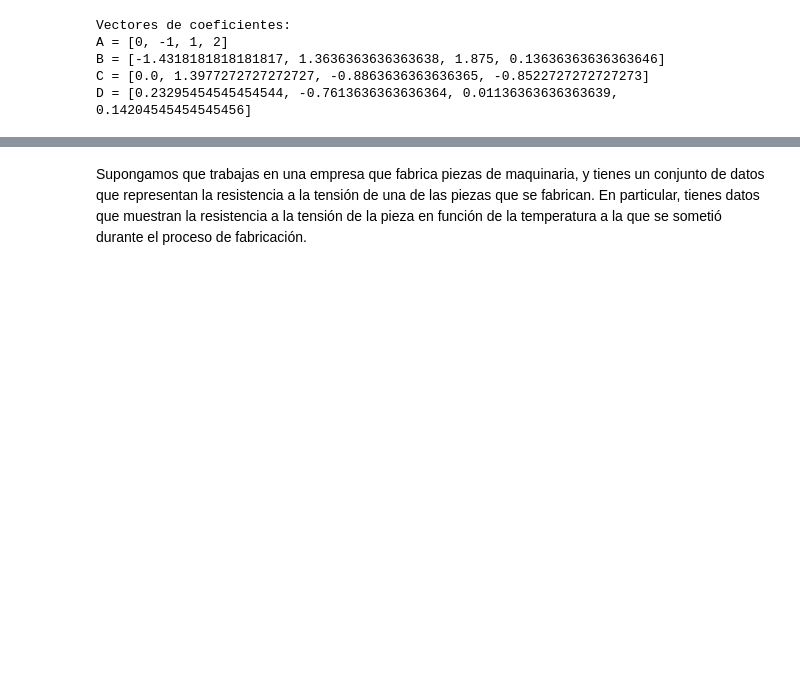
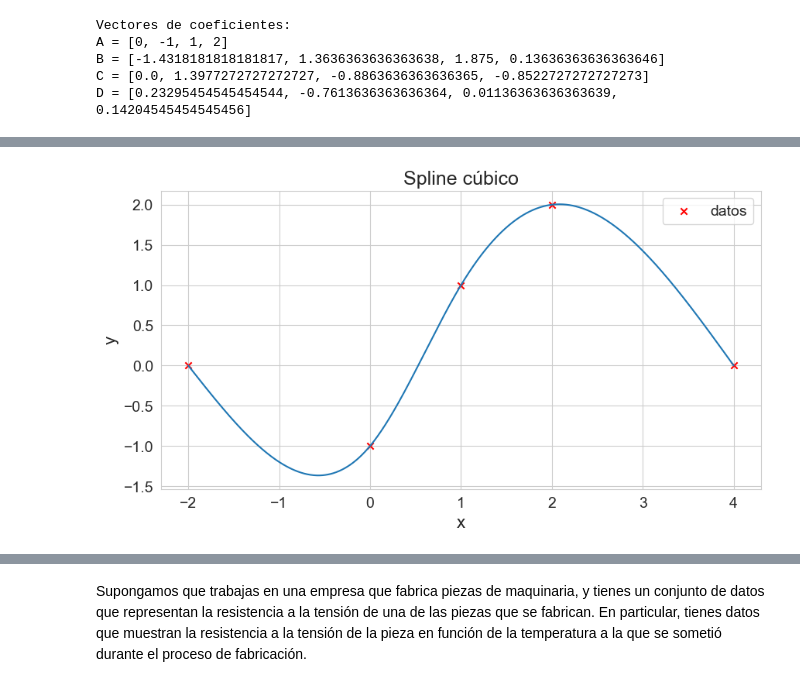
Before and after one commit to caramirezs/MetNum_202260, a Jupyter notebook: 2.3_Spline_cubico.ipynb, the cells around one changed output, grey strips where cells are left out. Drawn from its saved outputs; the diff is of its cells as text; code cells hidden in the pictures; blank space fills up the shorter version.

Commit message:
splines

```diff
--- a/2.3_Spline_cubico.ipynb
+++ b/2.3_Spline_cubico.ipynb
@@ -97,0 +142,18 @@ plt.show()
+# %%
+from scipy.interpolate import CubicSpline
+p = CubicSpline(datos_x, datos_y, bc_type='natural')
+
+fig, ax = plt.subplots(figsize=(10, 5))
+xspace =np.linspace(-2, 4, 1000)
+plt.plot(xspace, p(xspace))
+plt.scatter(datos_x, datos_y, label='datos', color='red', marker='x')
+
+ax.tick_params(labelsize=14, axis='x')
+ax.tick_params(labelsize=14, axis='y')
+plt.xlabel('x', fontsize=16)
+plt.ylabel('y', fontsize=16)
+plt.title(f'Spline cúbico', fontsize=18)
+plt.legend(fontsize=14)
+plt.show()
+# %% [output]
+[figure, added]
```
Also changed, not shown: parts of 12 cells of this notebook.
